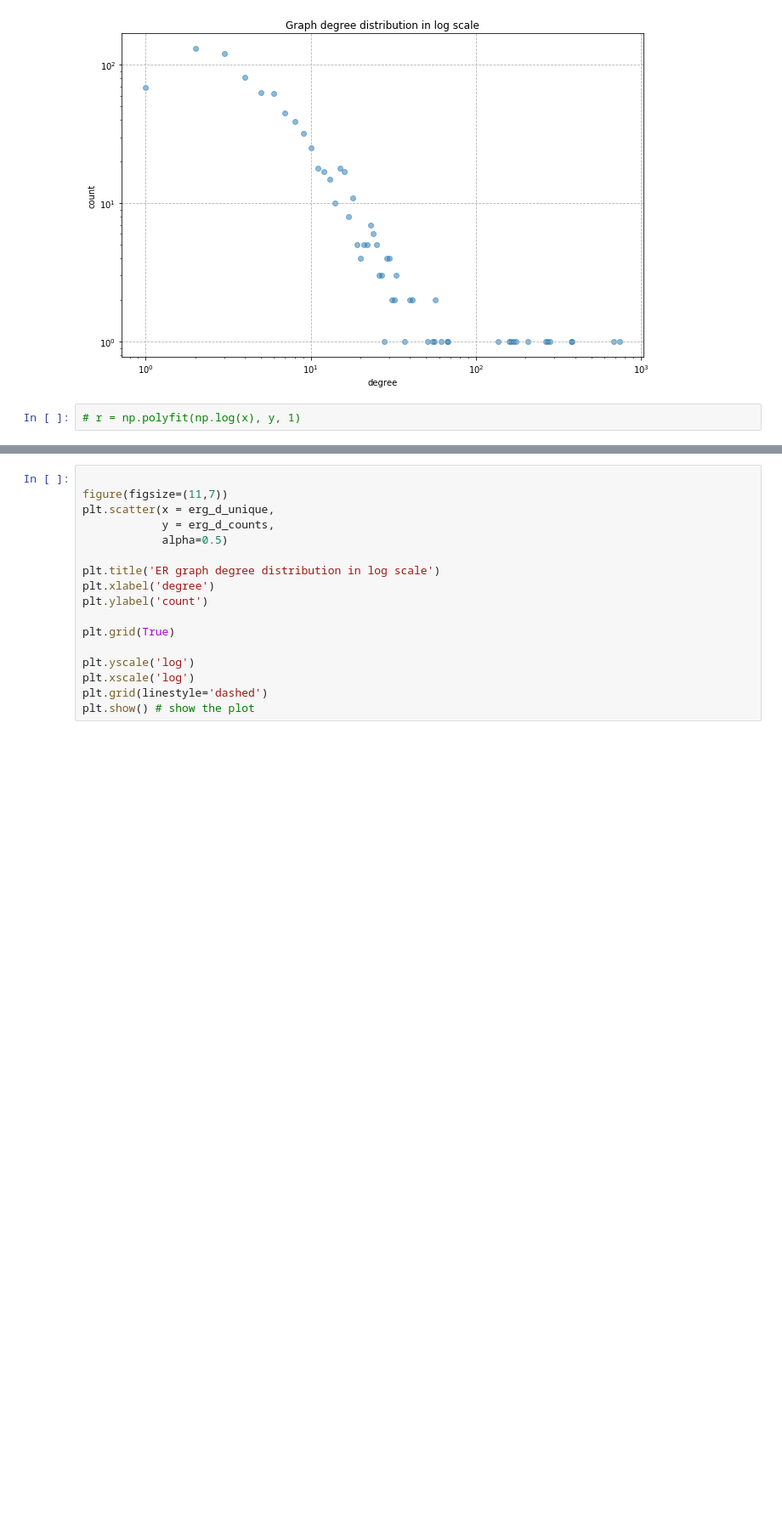
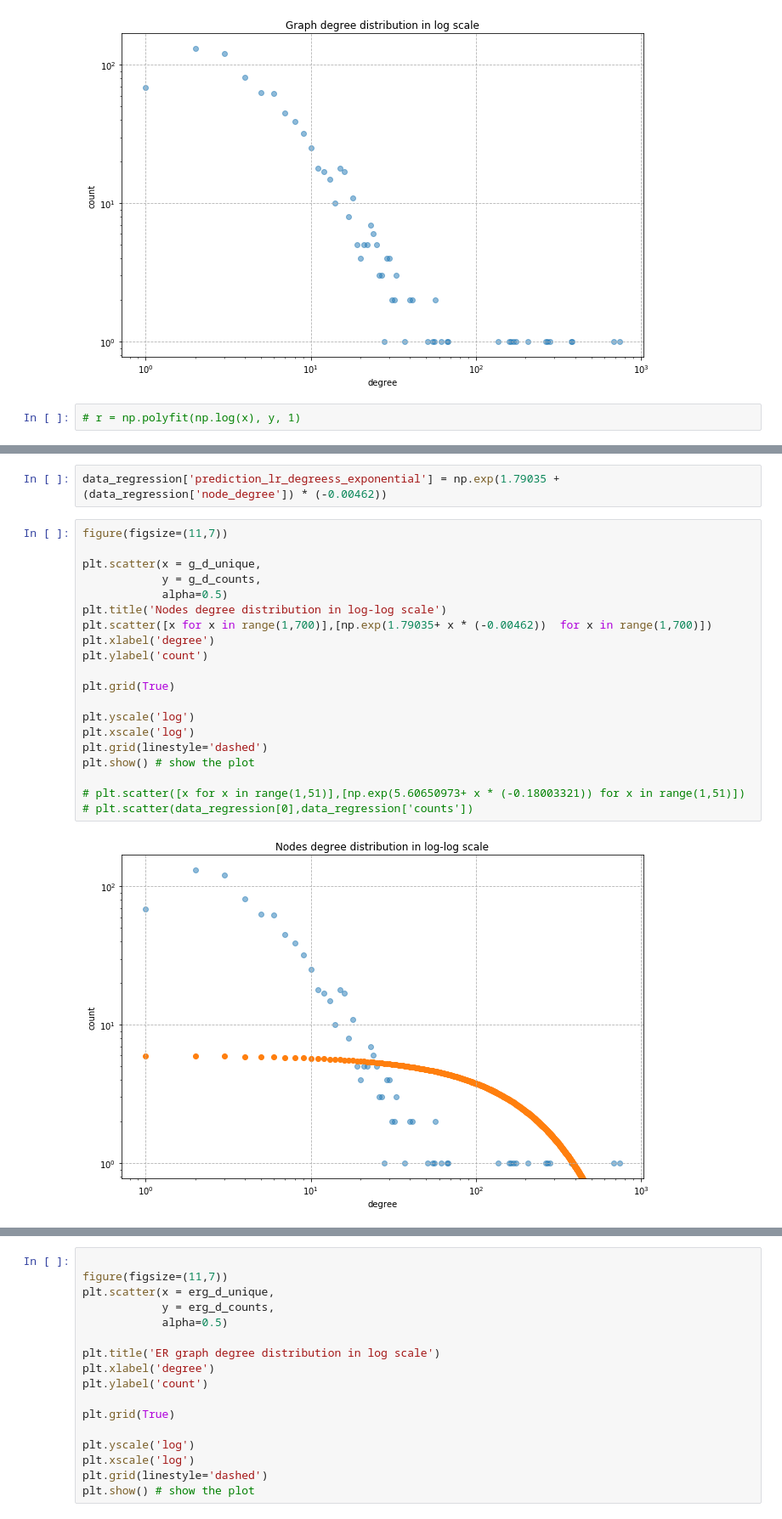
Before and after one commit to SanGreel/reddit-network-exploration, a Jupyter notebook: 3_advanced_network_analysis.ipynb, the cells around one changed output, grey strips where cells are left out. Shown at 85% size. Drawn from its saved outputs; the diff is of its cells as text; blank space fills up the shorter version.

```diff
--- a/3_advanced_network_analysis.ipynb
+++ b/3_advanced_network_analysis.ipynb
@@ -123,0 +213,24 @@ plt.show() # show the plot
+# %%
+data_regression['prediction_lr_degreess_exponential'] = np.exp(1.79035 + (data_regression['node_degree']) * (-0.00462))
+# %%
+figure(figsize=(11,7))
+
+plt.scatter(x = g_d_unique,
+            y = g_d_counts,
+            alpha=0.5)
+plt.title('Nodes degree distribution in log-log scale')
+plt.scatter([x for x in range(1,700)],[np.exp(1.79035+ x * (-0.00462))  for x in range(1,700)])
+plt.xlabel('degree')
+plt.ylabel('count')
+
+plt.grid(True)
+
+plt.yscale('log')
+plt.xscale('log')
+plt.grid(linestyle='dashed')
+plt.show() # show the plot
+
+# plt.scatter([x for x in range(1,51)],[np.exp(5.60650973+ x * (-0.18003321)) for x in range(1,51)])
+# plt.scatter(data_regression[0],data_regression['counts'])
+# %% [output]
+[figure, added]
```
Also changed, not shown: parts of 23 cells of this notebook, 3 other files.
